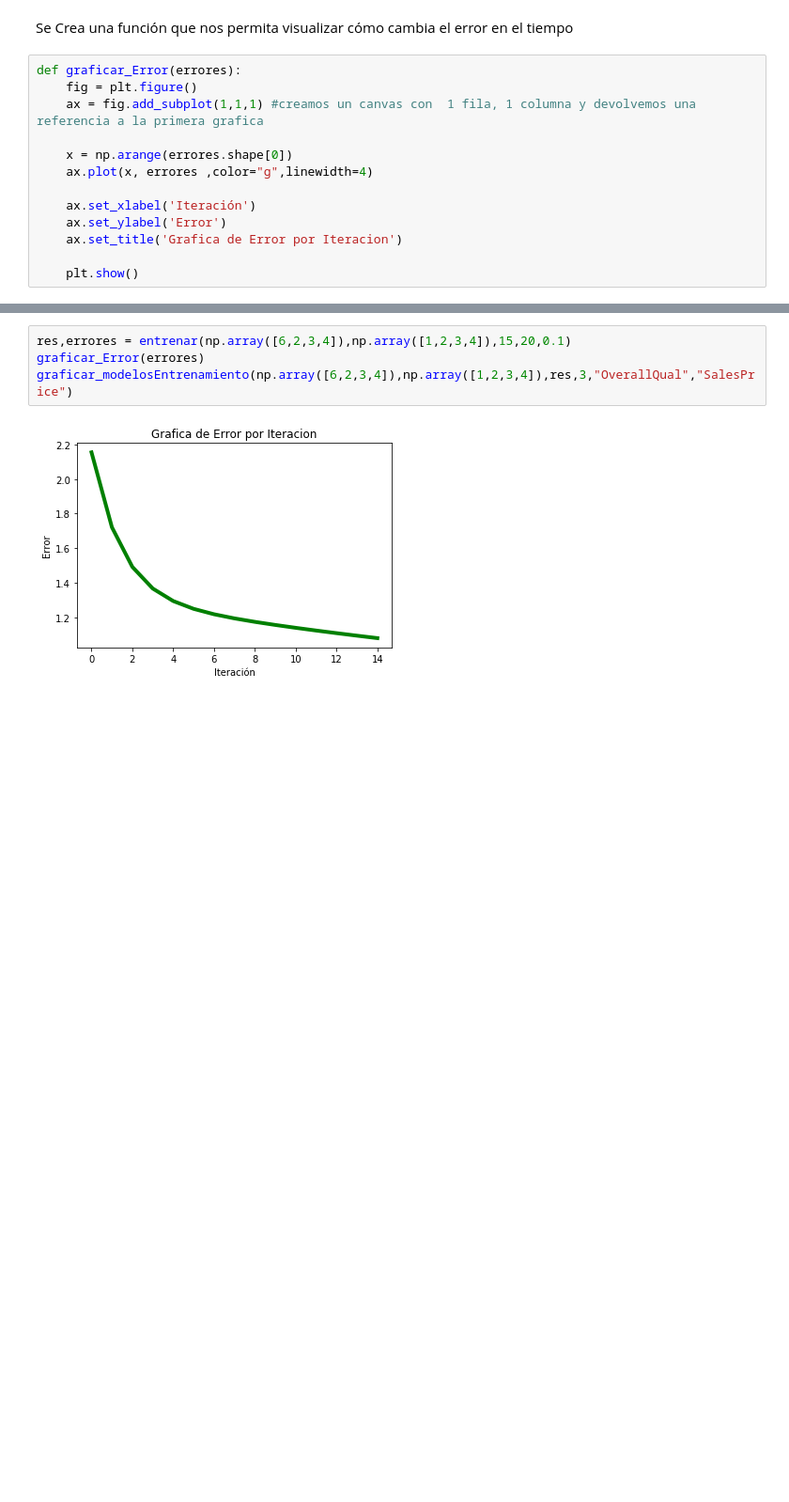
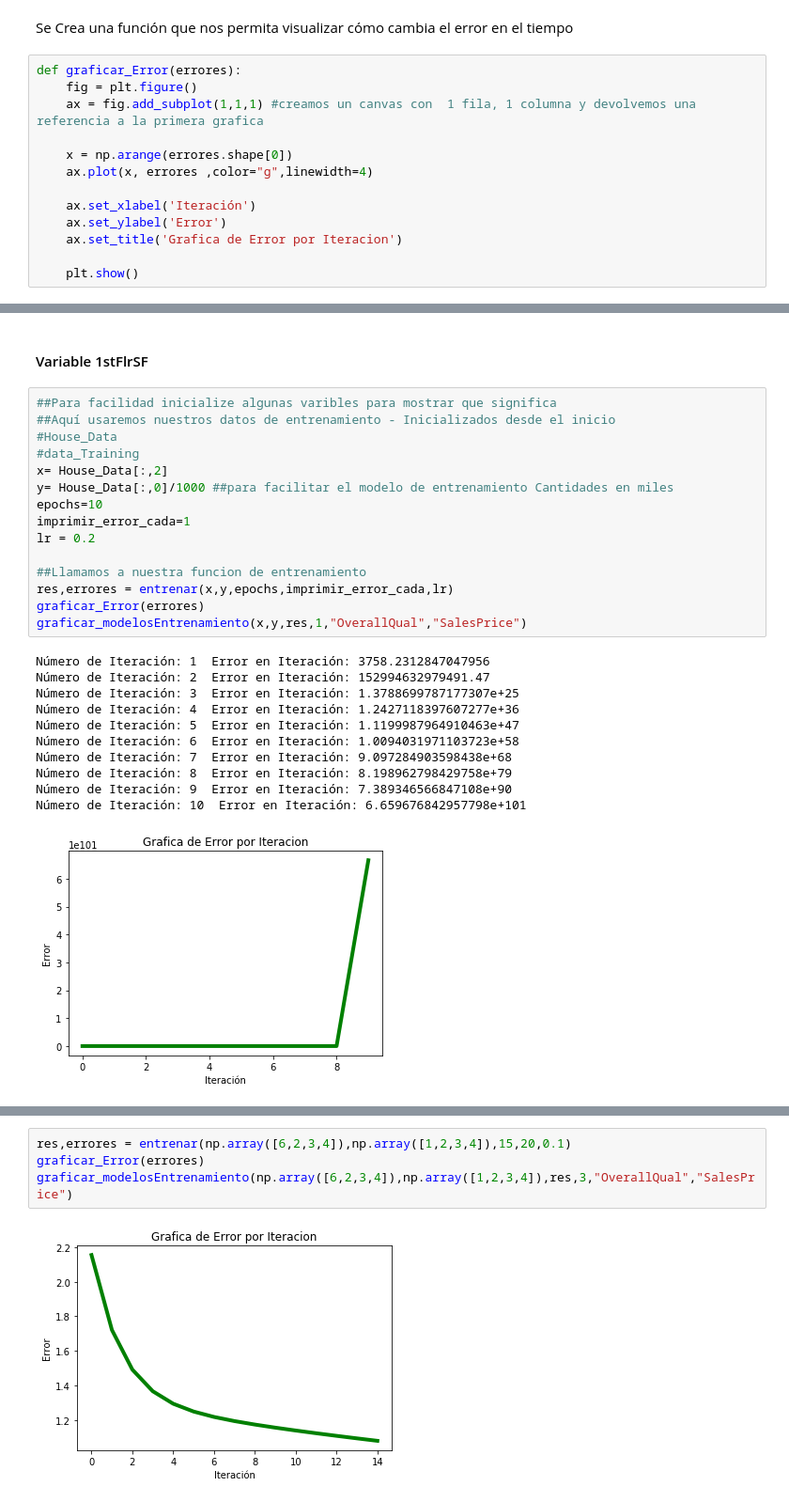
Before and after one commit to jonathanDeLeonGES/jupyterNotebooks, a Jupyter notebook: Proyecto_Curso_CienciaDatos.ipynb, the cells around one changed output, grey strips where cells are left out. Shown at 94% size. Cells and saved outputs as stored; diff of their text form; blank space fills up the shorter version.

```diff
--- a/Proyecto_Curso_CienciaDatos.ipynb
+++ b/Proyecto_Curso_CienciaDatos.ipynb
@@ -357,0 +386,29 @@ def graficar_modelosEntrenamiento(x_entrenamiento,y_entrenamiento,resultadoEntre
+# %% [markdown]
+#### Variable 1stFlrSF
+# %%
+##Para facilidad inicialize algunas varibles para mostrar que significa
+##Aquí usaremos nuestros datos de entrenamiento - Inicializados desde el inicio
+#House_Data
+#data_Training
+x= House_Data[:,2]
+y= House_Data[:,0]/1000 ##para facilitar el modelo de entrenamiento Cantidades en miles
+epochs=10
+imprimir_error_cada=1
+lr = 0.2
+
+##Llamamos a nuestra funcion de entrenamiento
+res,errores = entrenar(x,y,epochs,imprimir_error_cada,lr)
+graficar_Error(errores)
+graficar_modelosEntrenamiento(x,y,res,1,"OverallQual","SalesPrice")
+# %% [output]
+Número de Iteración: 1  Error en Iteración: 3758.2312847047956
+Número de Iteración: 2  Error en Iteración: 152994632979491.47
+Número de Iteración: 3  Error en Iteración: 1.3788699787177307e+25
+Número de Iteración: 4  Error en Iteración: 1.2427118397607277e+36
+Número de Iteración: 5  Error en Iteración: 1.1199987964910463e+47
+Número de Iteración: 6  Error en Iteración: 1.0094031971103723e+58
+Número de Iteración: 7  Error en Iteración: 9.097284903598438e+68
+Número de Iteración: 8  Error en Iteración: 8.198962798429758e+79
+Número de Iteración: 9  Error en Iteración: 7.389346566847108e+90
+Número de Iteración: 10  Error en Iteración: 6.659676842957798e+101
+[figure, added]
```
Also changed, not shown: parts of 16 cells of this notebook.
